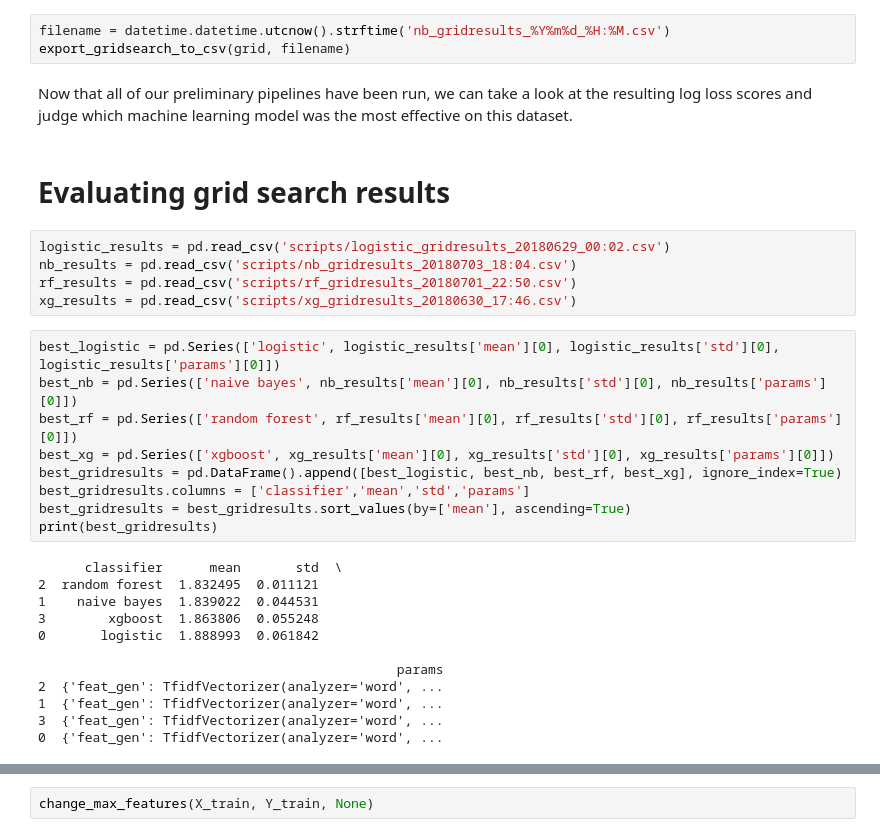
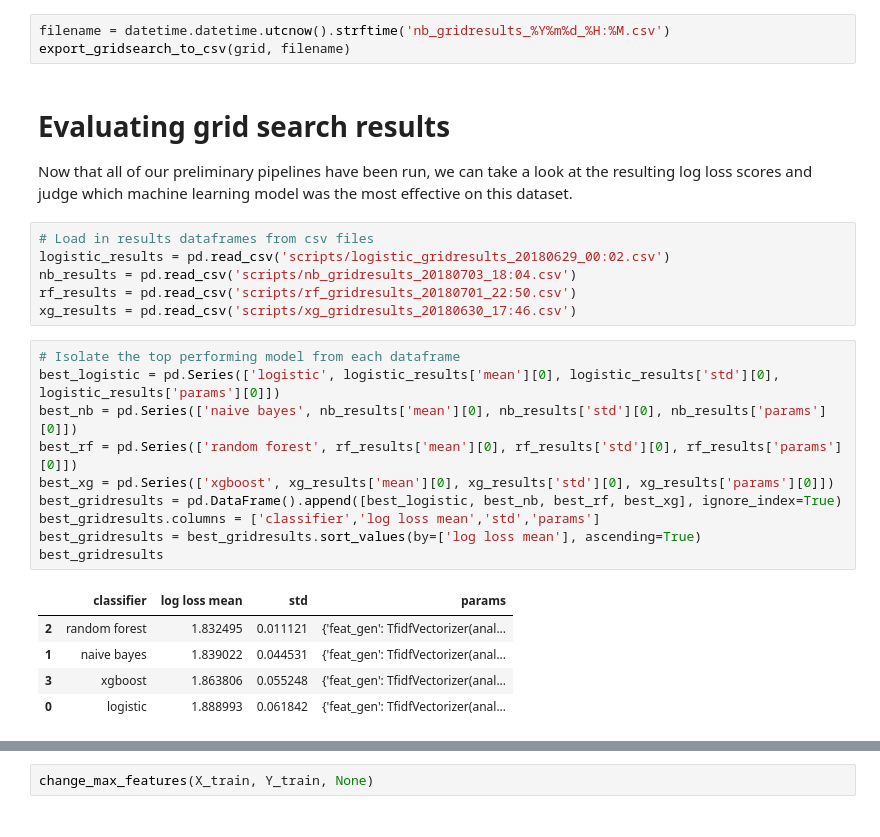
Before and after one commit to osnosis/tumor-mutation-classification, a Jupyter notebook: final-capstone.ipynb, the cells around one changed output, grey strips where cells are left out. Drawn from its saved outputs; the diff is of its cells as text.

```diff
--- a/final-capstone.ipynb
+++ b/final-capstone.ipynb
@@ -561,32 +550,28 @@ print(f'best params:\n {grid.best_params_}')
 filename = datetime.datetime.utcnow().strftime('nb_gridresults_%Y%m%d_%H:%M.csv')
 export_gridsearch_to_csv(grid, filename)
 # %% [markdown]
+# Evaluating grid search results
+
 Now that all of our preliminary pipelines have been run, we can take a look at the resulting log loss scores and judge which machine learning model was the most effective on this dataset.
-# %% [markdown]
-# Evaluating grid search results
 # %%
+# Load in results dataframes from csv files
 logistic_results = pd.read_csv('scripts/logistic_gridresults_20180629_00:02.csv')
 nb_results = pd.read_csv('scripts/nb_gridresults_20180703_18:04.csv')
 rf_results = pd.read_csv('scripts/rf_gridresults_20180701_22:50.csv')
 xg_results = pd.read_csv('scripts/xg_gridresults_20180630_17:46.csv')
 # %%
+# Isolate the top performing model from each dataframe
 best_logistic = pd.Series(['logistic', logistic_results['mean'][0], logistic_results['std'][0], logistic_results['params'][0]])
 best_nb = pd.Series(['naive bayes', nb_results['mean'][0], nb_results['std'][0], nb_results['params'][0]])
 best_rf = pd.Series(['random forest', rf_results['mean'][0], rf_results['std'][0], rf_results['params'][0]])
 best_xg = pd.Series(['xgboost', xg_results['mean'][0], xg_results['std'][0], xg_results['params'][0]])
 best_gridresults = pd.DataFrame().append([best_logistic, best_nb, best_rf, best_xg], ignore_index=True)
-best_gridresults.columns = ['classifier','mean','std','params']
-best_gridresults = best_gridresults.sort_values(by=['mean'], ascending=True)
-print(best_gridresults)
+best_gridresults.columns = ['classifier','log loss mean','std','params']
+best_gridresults = best_gridresults.sort_values(by=['log loss mean'], ascending=True)
+best_gridresults
 # %% [output]
-      classifier      mean       std  \
-2  random forest  1.832495  0.011121
-1    naive bayes  1.839022  0.044531
-3        xgboost  1.863806  0.055248
-0       logistic  1.888993  0.061842
-
-                                              params
-2  {'feat_gen': TfidfVectorizer(analyzer='word', ...
-1  {'feat_gen': TfidfVectorizer(analyzer='word', ...
-3  {'feat_gen': TfidfVectorizer(analyzer='word', ...
-0  {'feat_gen': TfidfVectorizer(analyzer='word', ...
+|  | classifier | log loss mean | std | params |
+| 2 | random forest | 1.832495 | 0.011121 | {'feat_gen': TfidfVectorizer(anal... |
+| 1 | naive bayes | 1.839022 | 0.044531 | {'feat_gen': TfidfVectorizer(anal... |
+| 3 | xgboost | 1.863806 | 0.055248 | {'feat_gen': TfidfVectorizer(anal... |
+| 0 | logistic | 1.888993 | 0.061842 | {'feat_gen': TfidfVectorizer(anal... |
```
Also changed, not shown: parts of 59 cells of this notebook.
